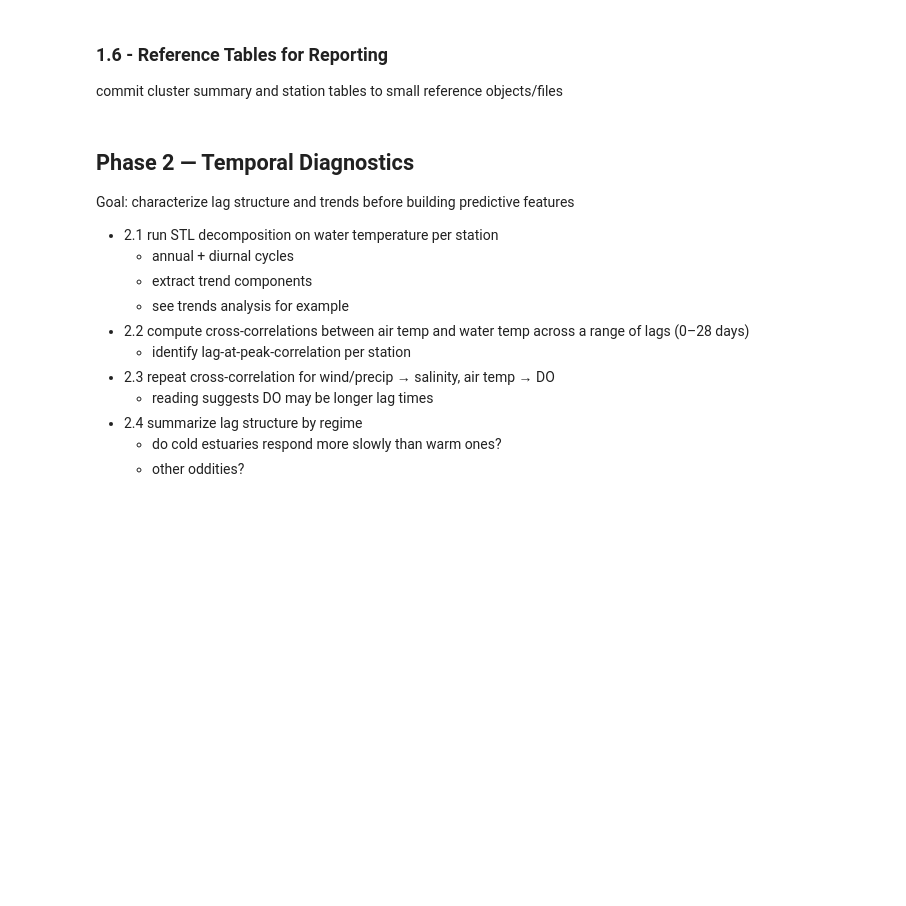
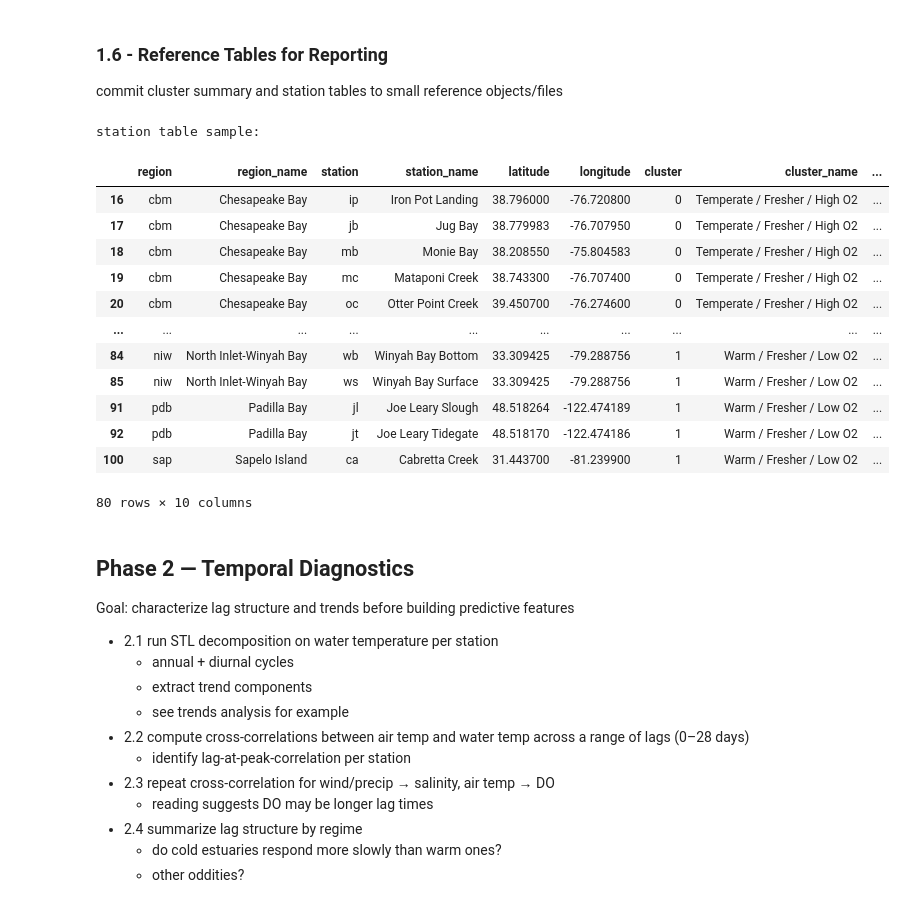
Before and after one commit to jeturcotte/estuaries, a Jupyter notebook: code/t4d.full.project.ipynb, the cells around one changed output. Drawn from its saved outputs; the diff is of its cells as text; code cells hidden in the pictures; blank space fills up the shorter version.

```diff
--- a/code/t4d.full.project.ipynb
+++ b/code/t4d.full.project.ipynb
@@ -1137,28 +1169,6 @@ pyogrio found, attempting to locate Natural Earth shapefile for coastlines...
 commit cluster summary and station tables to small reference objects/files
 # %%
 # 1.6 - save reference tables for reporting
-if 'cluster_station' not in globals( ):
-    if 'station_baseline_display' in globals( ):
-        cluster_station = station_baseline_display.copy( )
-
-    else:
-        cluster_station = station_baseline.copy( )
-
-        cluster_station = cluster_station.merge(
-            station_lookup[ [ 'region', 'station', 'station_name', 'region_name', 'latitude', 'longitude' ] ],
-            on = [ 'region', 'station' ],
-            how = 'left',
-        )
-
-    if 'cluster_name' not in cluster_station.columns:
-        cluster_station[ 'cluster_name' ] = 'Cluster ' + cluster_station[ 'cluster' ].astype( str )
-
-    if 'cluster_label' not in cluster_station.columns:
-        cluster_station[ 'cluster_label' ] = cluster_station[ 'cluster_name' ]
-
-    if 'cluster_note' not in cluster_station.columns:
-        cluster_station[ 'cluster_note' ] = ''
-
 cluster_station[ 'latitude' ] = pd.to_numeric( cluster_station[ 'latitude' ], errors = 'coerce' )
 cluster_station[ 'longitude' ] = pd.to_numeric( cluster_station[ 'longitude' ], errors = 'coerce' )
 
@@ -1198,33 +1208,48 @@ for col in [
     'mean_longitude',
 ]:
     cluster_specs[ col ] = cluster_specs[ col ].round( 3 )
 
 cluster_station_table = cluster_station[ [
     'region',
     'region_name',
     'station',
     'station_name',
     'latitude',
     'longitude',
     'cluster',
     'cluster_name',
     'cluster_label',
     'cluster_note',
 ] ].sort_values( [ 'cluster', 'region', 'station' ] )
 
 # caching the cluster specifications as a reference guide later
 # if we reconfigure anyhting about the k-means work, will have to delete these
 cluster_specs_path = '../data/reference/t4d.domain.cluster.specs.csv'
 cluster_station_table_path = '../data/reference/t4d.cluster.station.table.csv'
 
 cluster_specs.to_csv( cluster_specs_path, index = False )
 cluster_station_table.to_csv( cluster_station_table_path, index = False )
 
 #print( f'saved: {cluster_specs_path}' )
 #print( f'saved: {cluster_station_table_path}' )
 
 print( 'station table sample:' )
 cluster_station_table.head( 80 )
+# %% [output]
+station table sample:
+|  | region | region_name | station | station_name | latitude | longitude | cluster | cluster_name | ... |
+| 16 | cbm | Chesapeake Bay | ip | Iron Pot Landing | 38.796000 | -76.720800 | 0 | Temperate / Fresher / High O2 | ... |
+| 17 | cbm | Chesapeake Bay | jb | Jug Bay | 38.779983 | -76.707950 | 0 | Temperate / Fresher / High O2 | ... |
+| 18 | cbm | Chesapeake Bay | mb | Monie Bay | 38.208550 | -75.804583 | 0 | Temperate / Fresher / High O2 | ... |
+| 19 | cbm | Chesapeake Bay | mc | Mataponi Creek | 38.743300 | -76.707400 | 0 | Temperate / Fresher / High O2 | ... |
+| 20 | cbm | Chesapeake Bay | oc | Otter Point Creek | 39.450700 | -76.274600 | 0 | Temperate / Fresher / High O2 | ... |
+| ... | ... | ... | ... | ... | ... | ... | ... | ... | ... |
+| 84 | niw | North Inlet-Winyah Bay | wb | Winyah Bay Bottom | 33.309425 | -79.288756 | 1 | Warm / Fresher / Low O2 | ... |
+| 85 | niw | North Inlet-Winyah Bay | ws | Winyah Bay Surface | 33.309425 | -79.288756 | 1 | Warm / Fresher / Low O2 | ... |
+| 91 | pdb | Padilla Bay | jl | Joe Leary Slough | 48.518264 | -122.474189 | 1 | Warm / Fresher / Low O2 | ... |
+| 92 | pdb | Padilla Bay | jt | Joe Leary Tidegate | 48.518170 | -122.474186 | 1 | Warm / Fresher / Low O2 | ... |
+| 100 | sap | Sapelo Island | ca | Cabretta Creek | 31.443700 | -81.239900 | 1 | Warm / Fresher / Low O2 | ... |
+80 rows × 10 columns
 # %%
 # phase 1 cleanup ... keep only reference tables needed later
 # otherwise the vars list is just... hard to read
```
Also changed, not shown: parts of 10 cells of this notebook.
